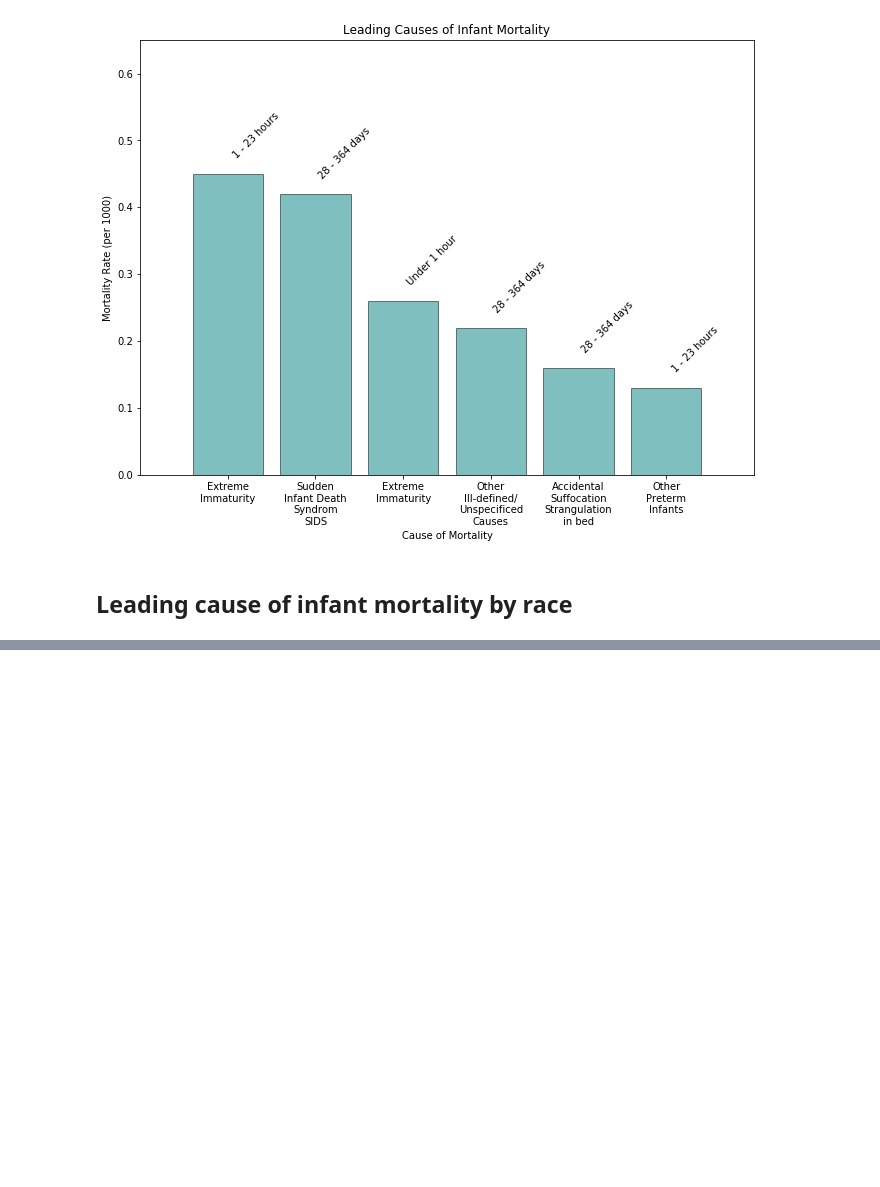
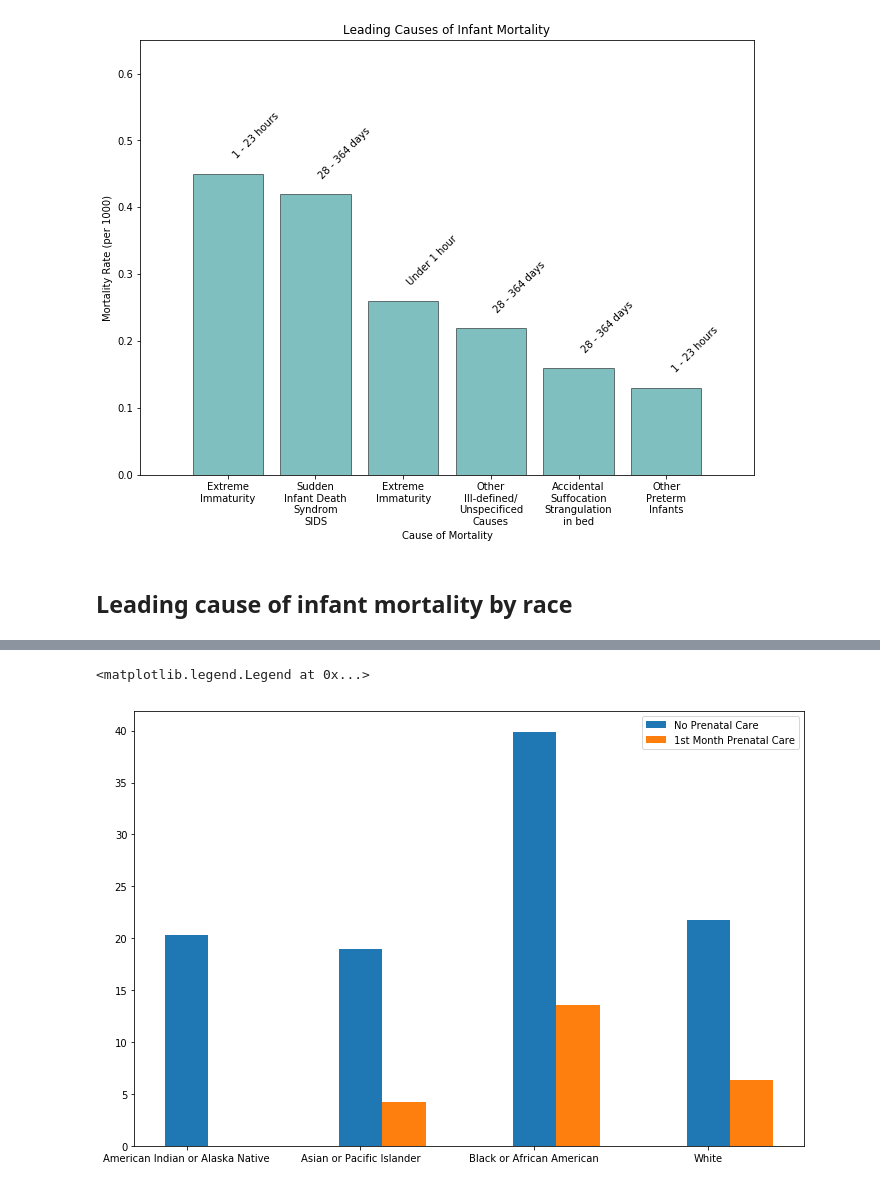
Before and after one commit to jasminajovanovic/IMR, a Jupyter notebook: IMR.ipynb, the cells around one changed output, grey strips where cells are left out. Cells and saved outputs as stored; diff of their text form; code cells hidden in the pictures; blank space fills up the shorter version.

```diff
--- a/IMR.ipynb
+++ b/IMR.ipynb
@@ -259,0 +288,2 @@ AttributeError: Unknown property widht
+# %%
+dfImrByPrenatalByRace = pd.read_csv("datafiles/IMR By prenatal care by race, 2007-2016.txt", sep='\t')
@@ -259,0 +298,4 @@ AttributeError: Unknown property widht
+# %%
+df1stMonthPrenatalcareByRace = dfImrByPrenatalByRace.loc[(dfImrByPrenatalByRace['Month Prenatal Care Began'] == '1st month') & (dfImrByPrenatalByRace['Notes']!='Total')]
+df1stMonthPrenatalcareByRace['Death Rate'] = [0 if 'Unreliable' in str(x) else x for x in df1stMonthPrenatalcareByRace['Death Rate']]
+df1stMonthPrenatalcareByRace['Death Rate'] = [float(x) for x in df1stMonthPrenatalcareByRace['Death Rate']]
@@ -259,0 +315,8 @@ AttributeError: Unknown property widht
+# %%
+plt.bar(np.arange(len(dfNoPrenatalcareByRace['Race'])), dfNoPrenatalcareByRace['Death Rate'], label='No Prenatal Care', width=0.25)
+plt.bar(np.arange(len(df1stMonthPrenatalcareByRace['Race'])) + 0.25, df1stMonthPrenatalcareByRace['Death Rate'], label='1st Month Prenatal Care', width=0.25)
+plt.xticks(np.arange(len(dfNoPrenatalcareByRace['Race'])), dfNoPrenatalcareByRace['Race'])
+plt.legend()
+# %% [output]
+<matplotlib.legend.Legend at 0x...>
+[figure, added]
```
Also changed, not shown: parts of 15 cells of this notebook, 5 other files.
